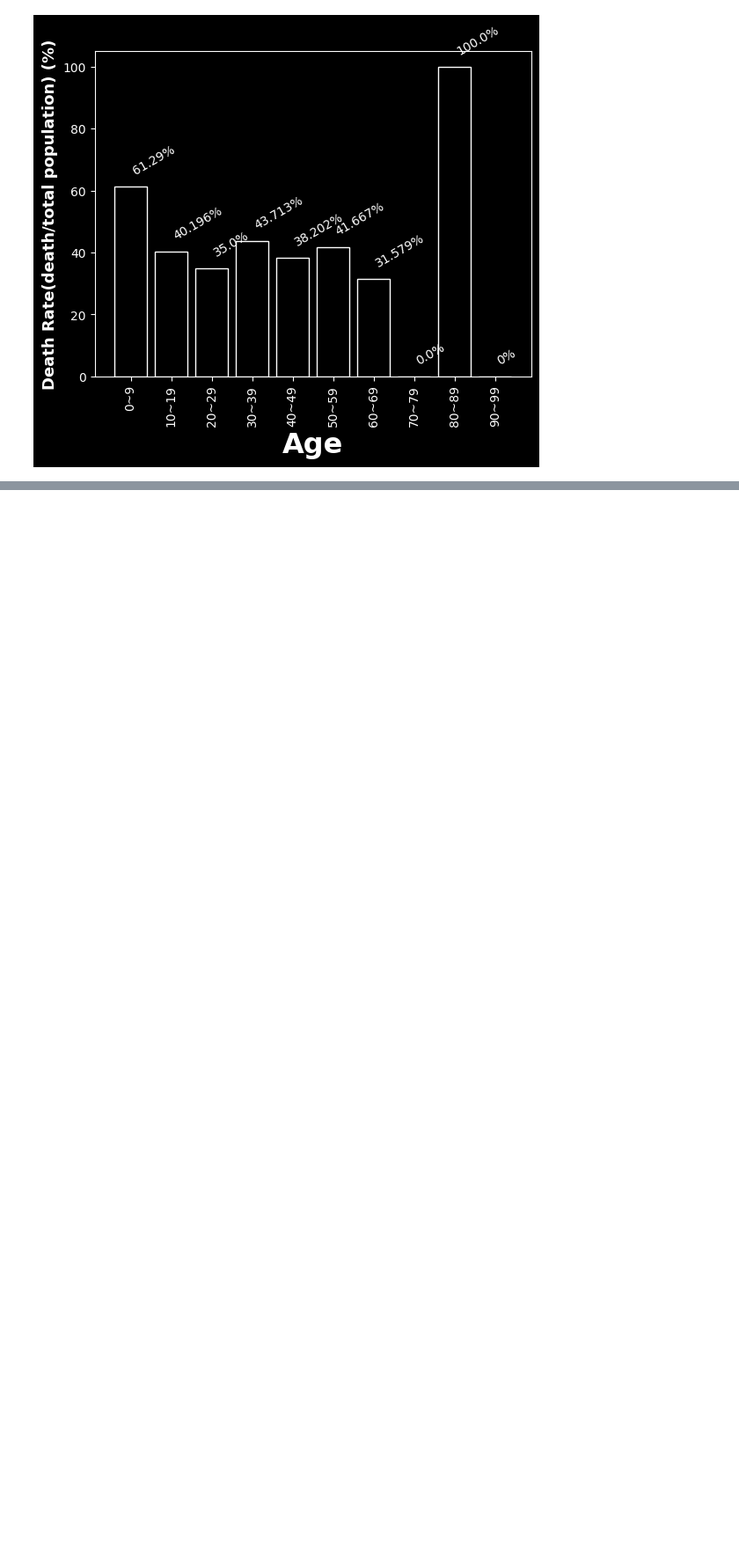
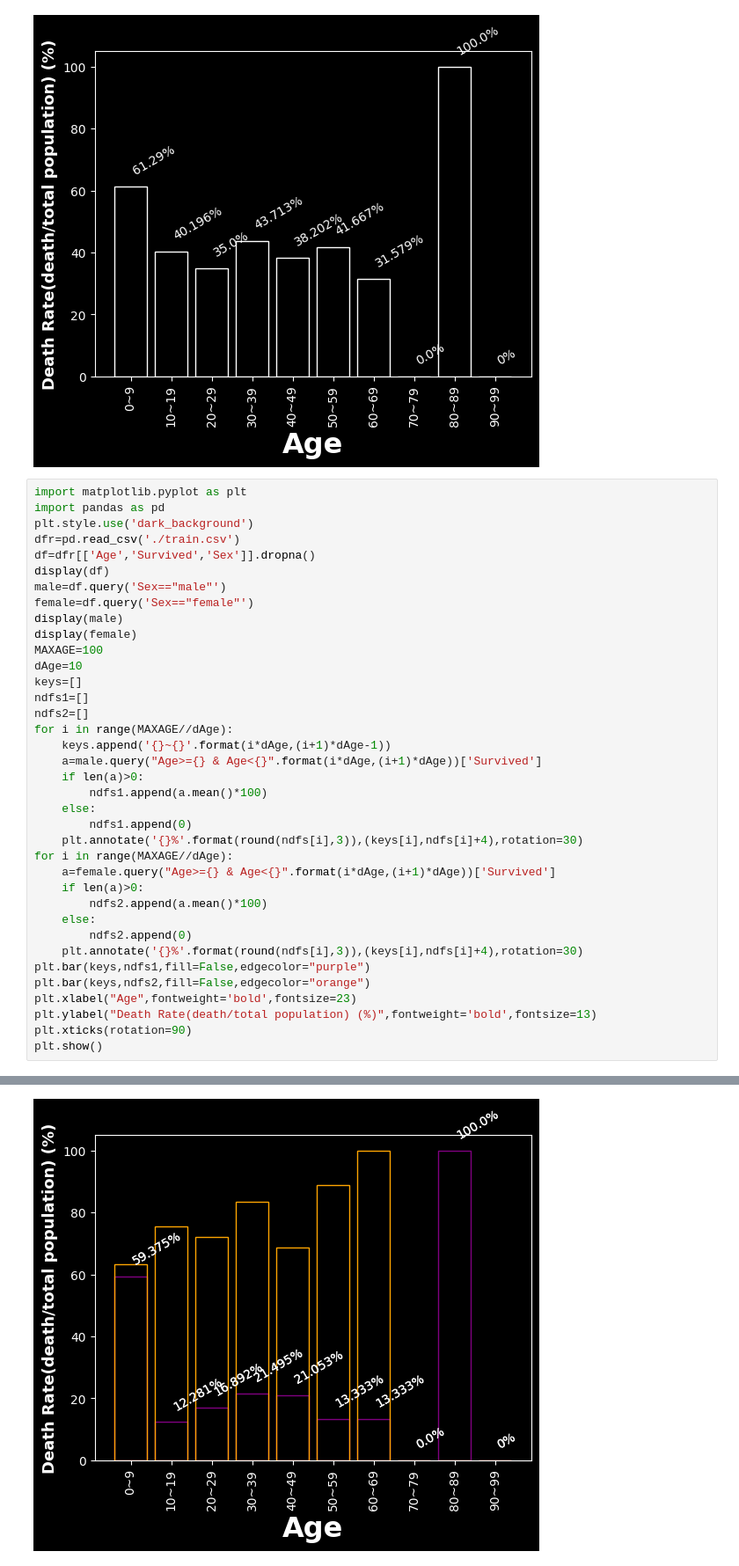
Before and after one commit to Dri111/2023-1-OC-AI-Study, a Jupyter notebook: Week2/02_Viz.ipynb, the cells around one changed output, grey strips where cells are left out. Shown at 88% size. Cells and saved outputs as stored; diff of their text form; blank space fills up the shorter version.

```diff
--- a/Week2/02_Viz.ipynb
+++ b/Week2/02_Viz.ipynb
@@ -438,3 +438,41 @@ plt.xticks(rotation=90)
 plt.show()
 # %% [output]
 [figure]
+# %%
+import matplotlib.pyplot as plt
+import pandas as pd
+plt.style.use('dark_background')
+dfr=pd.read_csv('./train.csv')
+df=dfr[['Age','Survived','Sex']].dropna()
+display(df)
+male=df.query('Sex=="male"')
+female=df.query('Sex=="female"')
+display(male)
+display(female)
+MAXAGE=100
+dAge=10
+keys=[]
+ndfs1=[]
+ndfs2=[]
+for i in range(MAXAGE//dAge):
+    keys.append('{}~{}'.format(i*dAge,(i+1)*dAge-1))
+    a=male.query("Age>={} & Age<{}".format(i*dAge,(i+1)*dAge))['Survived']
+    if len(a)>0:
+        ndfs1.append(a.mean()*100)
+    else:
+        ndfs1.append(0)
+    plt.annotate('{}%'.format(round(ndfs[i],3)),(keys[i],ndfs[i]+4),rotation=30)
+for i in range(MAXAGE//dAge):
+    a=female.query("Age>={} & Age<{}".format(i*dAge,(i+1)*dAge))['Survived']
+    if len(a)>0:
+        ndfs2.append(a.mean()*100)
+    else:
+        ndfs2.append(0)
+    plt.annotate('{}%'.format(round(ndfs[i],3)),(keys[i],ndfs[i]+4),rotation=30)
+plt.bar(keys,ndfs1,fill=False,edgecolor="purple")
+plt.bar(keys,ndfs2,fill=False,edgecolor="orange")
+plt.xlabel("Age",fontweight='bold',fontsize=23)
+plt.ylabel("Death Rate(death/total population) (%)",fontweight='bold',fontsize=13)
+plt.xticks(rotation=90)
+plt.show()
+# %% [output]
@@ -440,0 +518 @@ plt.show()
+[figure, added]
```
Also changed, not shown: parts of 2 cells of this notebook, 5 other files.
